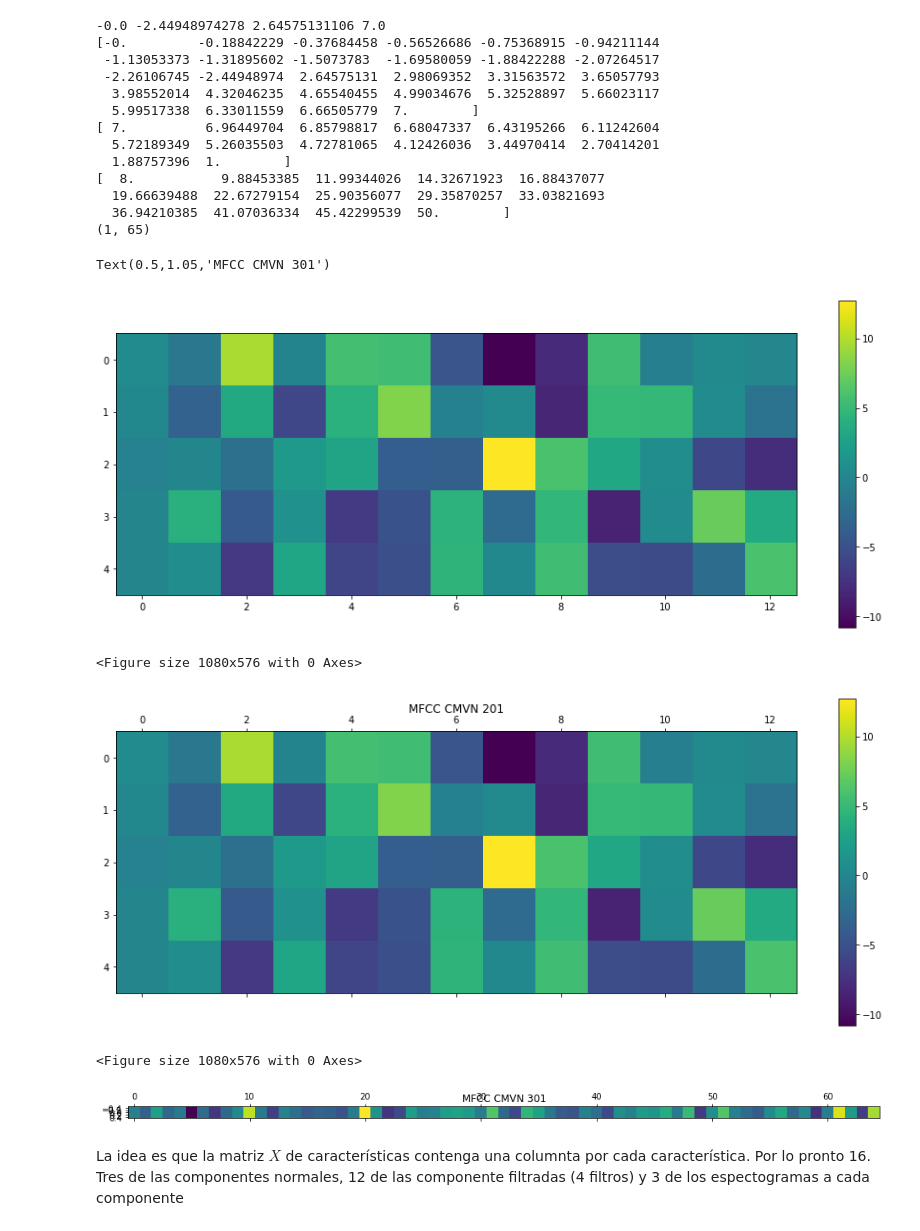
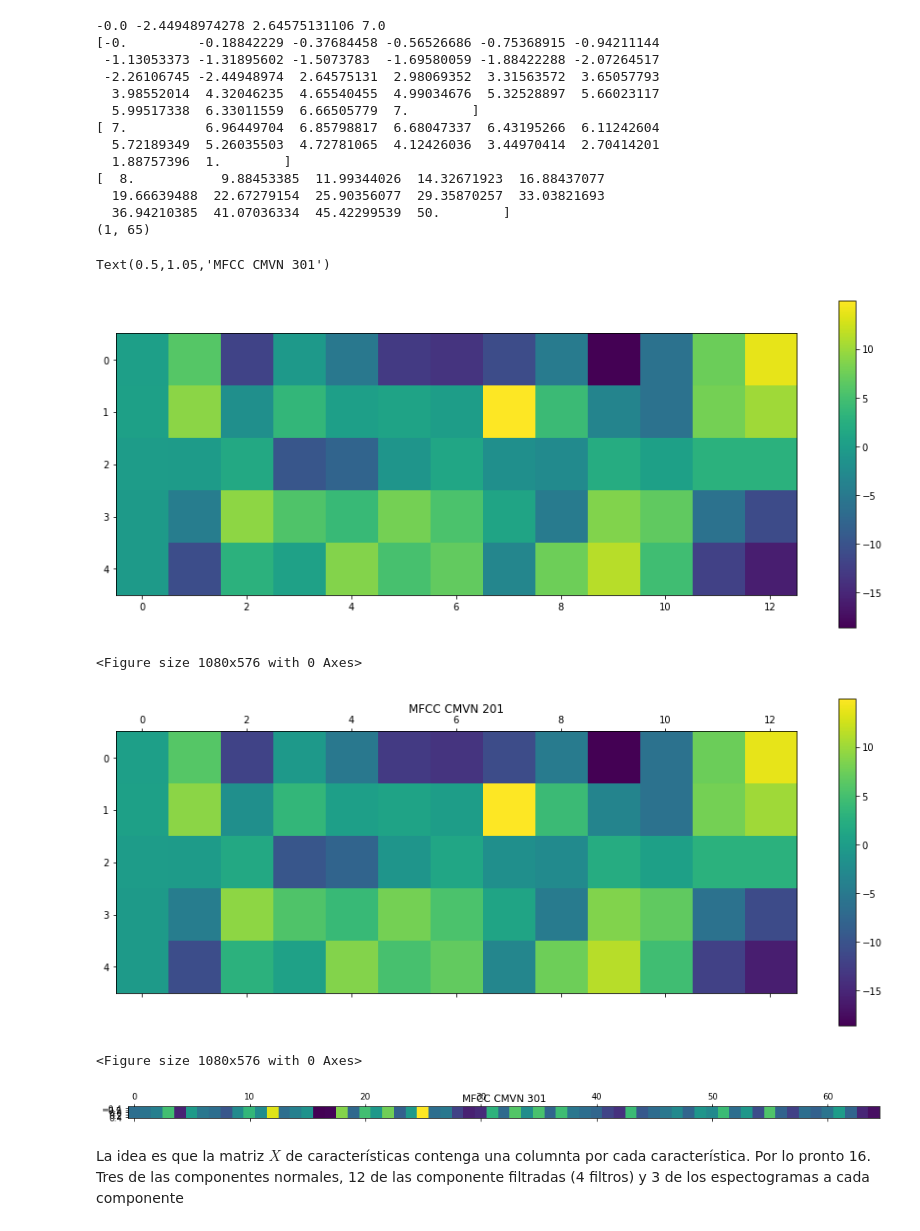
Before and after one commit to dsiervo/TFM, a Jupyter notebook: TFM/prepare_data.ipynb, the cells around one changed output. Saved outputs shown, nothing was run; the diff lists cells and outputs as text; code cells hidden in the pictures.

```diff
--- a/TFM/prepare_data.ipynb
+++ b/TFM/prepare_data.ipynb
@@ -9,7 +9,7 @@ import seaborn as sns
 %matplotlib inline
 plt.rcParams['figure.figsize'] = 15, 8
 
-p_files = glob.glob("/home/daniel/Data/wf_512/P/*.mseed")
+p_files = glob.glob("/home/daniel/Data/wf_512_0.5/P/*.mseed")
 n_files = glob.glob("/home/daniel/Data/wf_512/N/*.mseed")
 ruta_p = "/home/daniel/Data/wf/P/P_SGC2018hhuz_20180414-211832_HHZ.mseed"
 ruta_s = "/home/daniel/Data/wf/S/S_SGC2018gocz_20180404-023835_HHZ.mseed"
@@ -39,38 +39,38 @@ mfcc_cmvn_201 = spe.processing.cmvnw(feat_mfcc_, variance_normalization=False)
 mfcc_cmvn_301 = spe.processing.cmvnw(feat_new,301, variance_normalization=True)
 
 plt.matshow(mfcc_cmvn_201)
 plt.colorbar()
 #plt.title("MFCC segmento de ruido")
 plt.gca().xaxis.tick_bottom()
 plt.figure(clear=True)
 plt.matshow(mfcc_cmvn_201)
 plt.colorbar()
 plt.title("MFCC CMVN 201")
 plt.figure(clear=True)
 plt.matshow(mfcc_cmvn_301)
 plt.title("MFCC CMVN 301")
 #st.filter("bandpass", freqmin=filt[2][0], freqmax=filt[2][1], corners=4)
 #st_.spectrogram(log=False, title=st[0].stats.station +" "+ str(st[0].stats.starttime))
 # %% [output]
 -0.0 -2.44948974278 2.64575131106 7.0
 [-0.         -0.18842229 -0.37684458 -0.56526686 -0.75368915 -0.94211144
  -1.13053373 -1.31895602 -1.5073783  -1.69580059 -1.88422288 -2.07264517
  -2.26106745 -2.44948974  2.64575131  2.98069352  3.31563572  3.65057793
   3.98552014  4.32046235  4.65540455  4.99034676  5.32528897  5.66023117
   5.99517338  6.33011559  6.66505779  7.        ]
 [ 7.          6.96449704  6.85798817  6.68047337  6.43195266  6.11242604
   5.72189349  5.26035503  4.72781065  4.12426036  3.44970414  2.70414201
   1.88757396  1.        ]
 [  8.           9.88453385  11.99344026  14.32671923  16.88437077
   19.66639488  22.67279154  25.90356077  29.35870257  33.03821693
   36.94210385  41.07036334  45.42299539  50.        ]
 (1, 65)
 Text(0.5,1.05,'MFCC CMVN 301')
-[figure, old version]
+[figure, new version]
 <Figure size 1080x576 with 0 Axes>
-[figure, old version]
+[figure, new version]
 <Figure size 1080x576 with 0 Axes>
-[figure, old version]
+[figure, new version]
 # %% [markdown]
 La idea es que la matriz $X$ de características contenga una columnta por cada característica. Por lo pronto 16. Tres de las componentes normales, 12 de las componente filtradas (4 filtros) y 3 de los espectogramas a cada componente
 # %%
```
Also changed, not shown: parts of 1 cell of this notebook, 10 other files.
